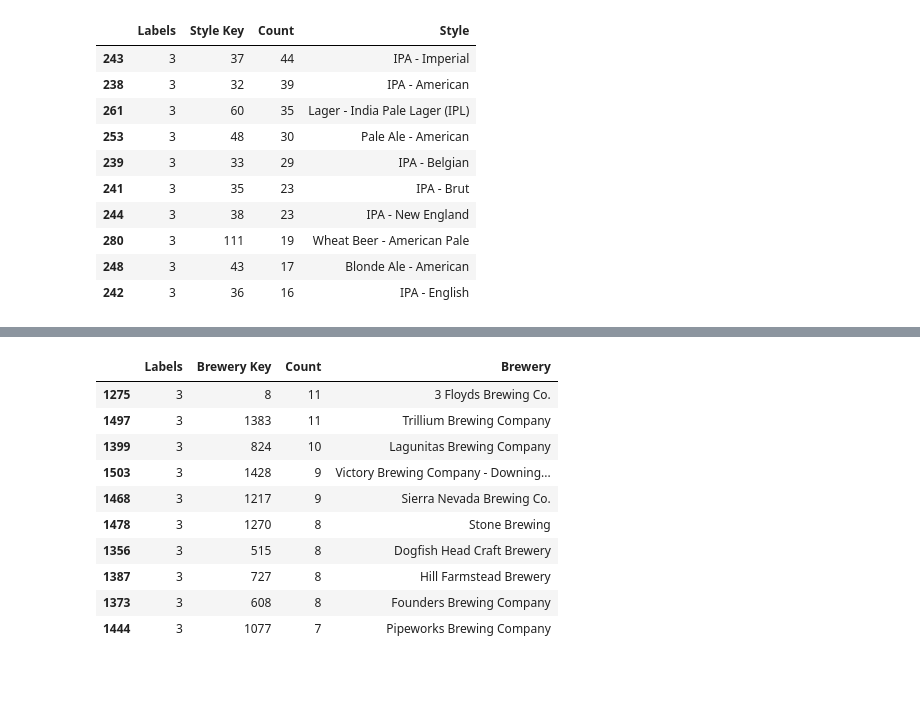
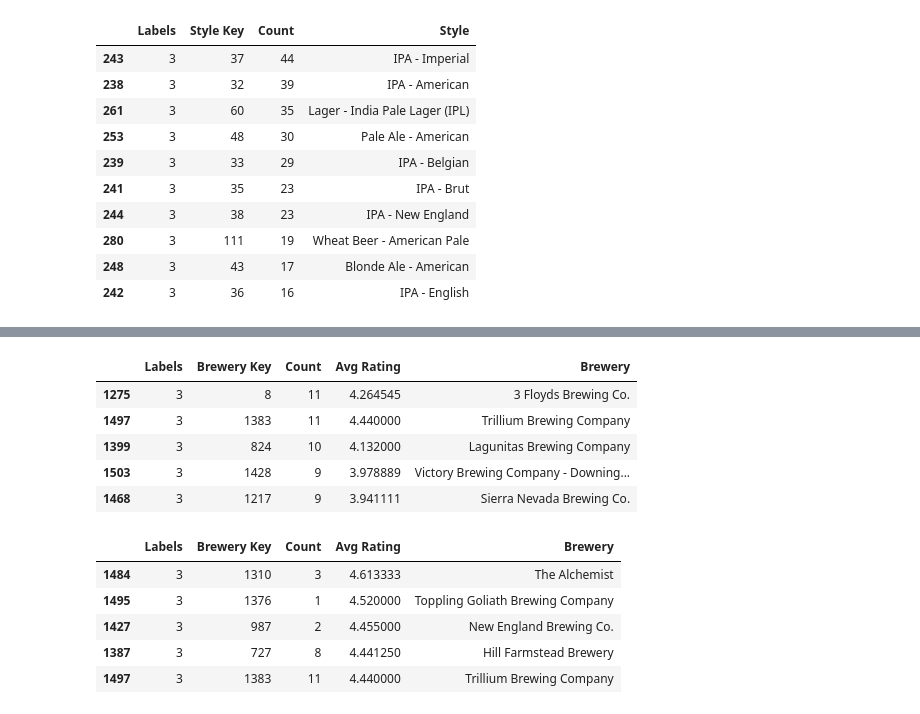
Before and after one commit to happysoymilk/beer_data_analysis, a Jupyter notebook: PCA.ipynb, the cells around one changed output, grey strips where cells are left out. Drawn from its saved outputs; the diff is of its cells as text; code cells hidden in the pictures; blank space fills up the shorter version.

```diff
--- a/PCA.ipynb
+++ b/PCA.ipynb
@@ -274,8 +277,9 @@ bitterness (IBU), malty, fruitiness, hoppy, ABV
 # %%
-# check brewery vs cluster
-# combine kmeans clustering results with original df (full features info)
-cluster_brewery = pd.DataFrame(df_pca).copy()
+cluster_brewery = pd.DataFrame(df).copy()
 cluster_brewery["Labels"]=kmeans_pca.labels_
-cluster_brewery = cluster_brewery.groupby(["Labels", "Brewery Key"])['key'].count().reset_index()
+cluster_brewery = cluster_brewery.groupby(["Labels", "Brewery Key"]).agg({'key': ['count'], 'Ave Rating': ['mean']}).reset_index()
 cluster_brewery = pd.merge(cluster_brewery, brewery_key, left_on = 'Brewery Key', right_on = 'Brewery Key', how = 'left')
-cluster_brewery.rename(columns = {'key':'Count'}, inplace = True)
+cluster_brewery.drop(['Brewery Key'], axis = 1, inplace = True)
+cluster_brewery.columns = ['Labels', 'Brewery Key', 'Count', 'Avg Rating', 'Brewery']
+# filter only breweries in cluster 4
+cluster_brewery_cluster4 = cluster_brewery.loc[cluster_brewery['Labels'] == 3,]
@@ -327,15 +286,20 @@ cluster_brewery_3.head(10)
-# %%
-cluster_brewery_4 = cluster_brewery.loc[cluster_brewery['Labels'] == 3, :].sort_values(['Count'], ascending=False)
-cluster_brewery_4.head(10)
-# %% [output]
-|  | Labels | Brewery Key | Count | Brewery |
-| 1275 | 3 | 8 | 11 | 3 Floyds Brewing Co. |
-| 1497 | 3 | 1383 | 11 | Trillium Brewing Company |
-| 1399 | 3 | 824 | 10 | Lagunitas Brewing Company |
-| 1503 | 3 | 1428 | 9 | Victory Brewing Company - Downing... |
-| 1468 | 3 | 1217 | 9 | Sierra Nevada Brewing Co. |
-| 1478 | 3 | 1270 | 8 | Stone Brewing |
-| 1356 | 3 | 515 | 8 | Dogfish Head Craft Brewery |
-| 1387 | 3 | 727 | 8 | Hill Farmstead Brewery |
-| 1373 | 3 | 608 | 8 | Founders Brewing Company |
-| 1444 | 3 | 1077 | 7 | Pipeworks Brewing Company |
+# %%
+# return the top 5 biggest player in cluster 4
+cluster_brewery_cluster4.sort_values('Count', ascending = False).head(5)
+# %% [output]
+|  | Labels | Brewery Key | Count | Avg Rating | Brewery |
+| 1275 | 3 | 8 | 11 | 4.264545 | 3 Floyds Brewing Co. |
+| 1497 | 3 | 1383 | 11 | 4.440000 | Trillium Brewing Company |
+| 1399 | 3 | 824 | 10 | 4.132000 | Lagunitas Brewing Company |
+| 1503 | 3 | 1428 | 9 | 3.978889 | Victory Brewing Company - Downing... |
+| 1468 | 3 | 1217 | 9 | 3.941111 | Sierra Nevada Brewing Co. |
+# %%
+# return the top 5 player in cluster 4 with highest average rating
+cluster_brewery_cluster4.sort_values('Avg Rating', ascending = False).head(5)
+# %% [output]
+|  | Labels | Brewery Key | Count | Avg Rating | Brewery |
+| 1484 | 3 | 1310 | 3 | 4.613333 | The Alchemist |
+| 1495 | 3 | 1376 | 1 | 4.520000 | Toppling Goliath Brewing Company |
+| 1427 | 3 | 987 | 2 | 4.455000 | New England Brewing Co. |
+| 1387 | 3 | 727 | 8 | 4.441250 | Hill Farmstead Brewery |
+| 1497 | 3 | 1383 | 11 | 4.440000 | Trillium Brewing Company |
```
Also changed, not shown: parts of 9 cells of this notebook.
